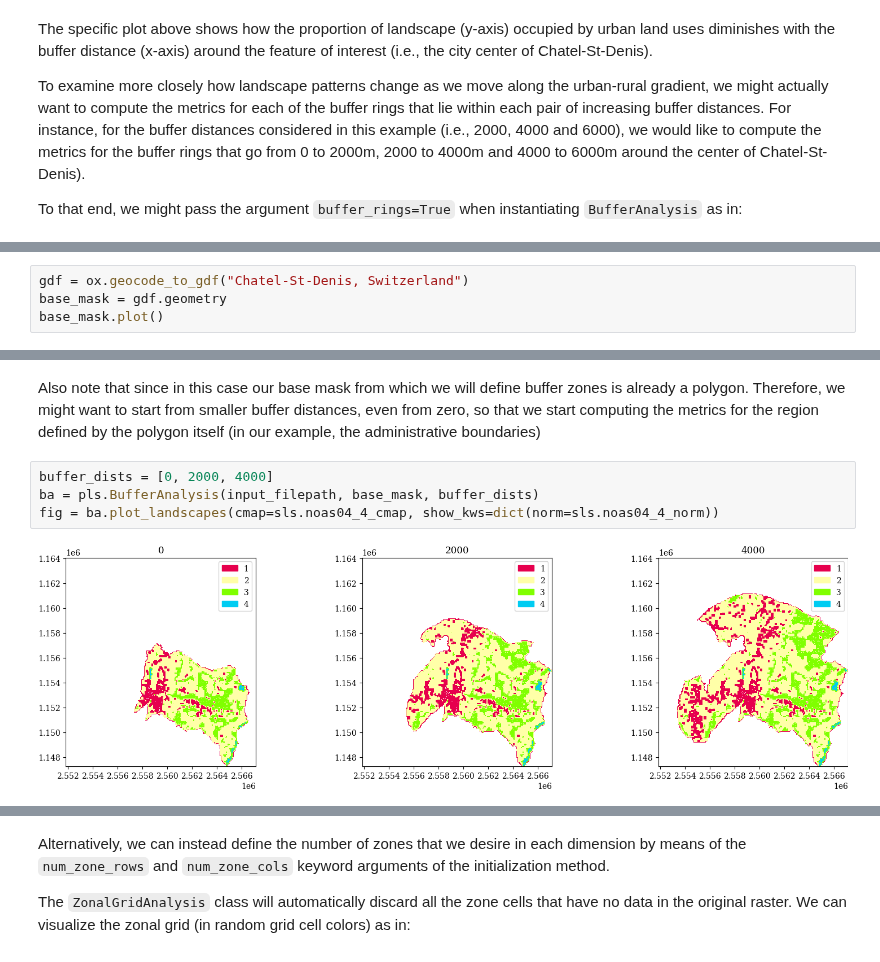
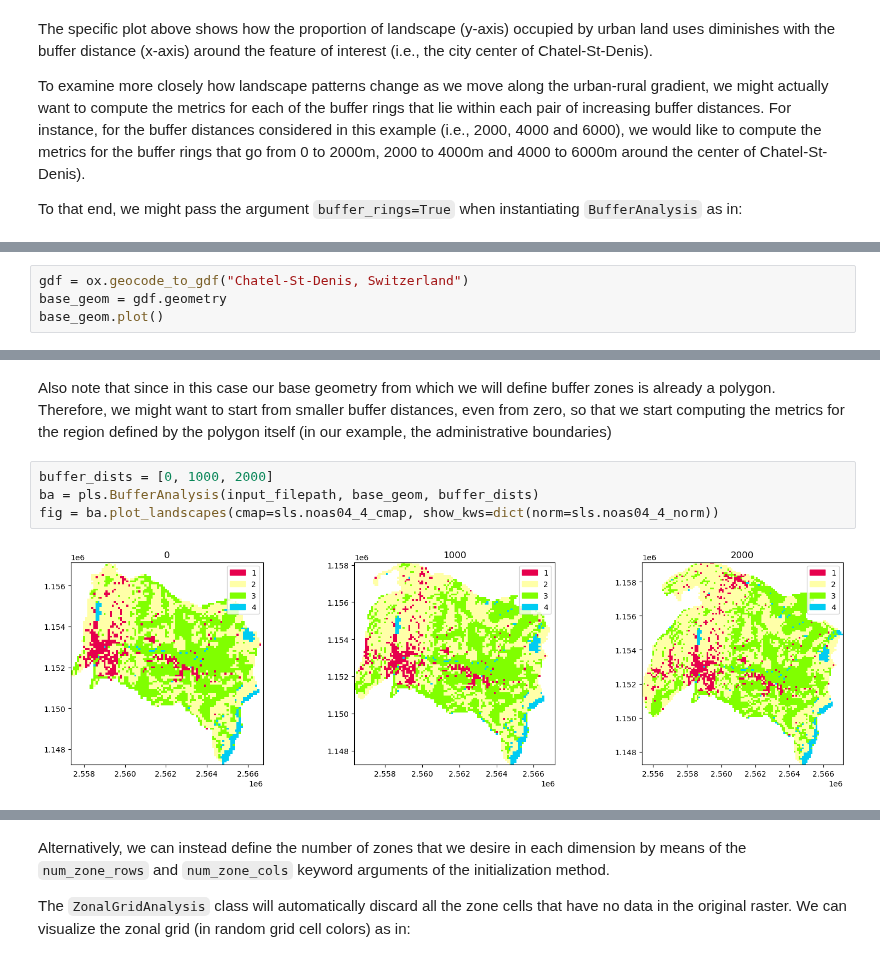
Before and after one commit to martibosch/pylandstats-notebooks, a Jupyter notebook: notebooks/03-zonal-analysis.ipynb, the cells around one changed output, grey strips where cells are left out. Drawn from its saved outputs; the diff is of its cells as text.

```diff
--- a/notebooks/03-zonal-analysis.ipynb
+++ b/notebooks/03-zonal-analysis.ipynb
@@ -295,7 +298,7 @@ and further dump it to a raster file by providing the `dst_filepath` argument.
 We might as well build our buffer zones from polygon geometries such as administrative boundaries
 # %%
 gdf = ox.geocode_to_gdf("Chatel-St-Denis, Switzerland")
-base_mask = gdf.geometry
-base_mask.plot()
+base_geom = gdf.geometry
+base_geom.plot()
 # %% [output]
 <Axes: >
@@ -317,13 +320,13 @@ Datum: World Geodetic System 1984 ensemble
 - Ellipsoid: WGS 84
 - Prime Meridian: Greenwich
 # %% [markdown]
-Also note that since in this case our base mask from which we will define buffer zones is already a polygon. Therefore, we might want to start from smaller buffer distances, even from zero, so that we start computing the metrics for the region defined by the polygon itself (in our example, the administrative boundaries)
+Also note that since in this case our base geometry from which we will define buffer zones is already a polygon. Therefore, we might want to start from smaller buffer distances, even from zero, so that we start computing the metrics for the region defined by the polygon itself (in our example, the administrative boundaries)
 # %%
-buffer_dists = [0, 2000, 4000]
-ba = pls.BufferAnalysis(input_filepath, base_mask, buffer_dists)
+buffer_dists = [0, 1000, 2000]
+ba = pls.BufferAnalysis(input_filepath, base_geom, buffer_dists)
 fig = ba.plot_landscapes(cmap=sls.noas04_4_cmap, show_kws=dict(norm=sls.noas04_4_norm))
 # %% [output]
-[figure, old version]
+[figure, new version]
 # %%
 ba.plot_metric("proportion_of_landscape", class_val=URBAN_CLASS_VAL)
 # %% [output]
```
Also changed, not shown: parts of 67 cells of this notebook, 5 other files.
